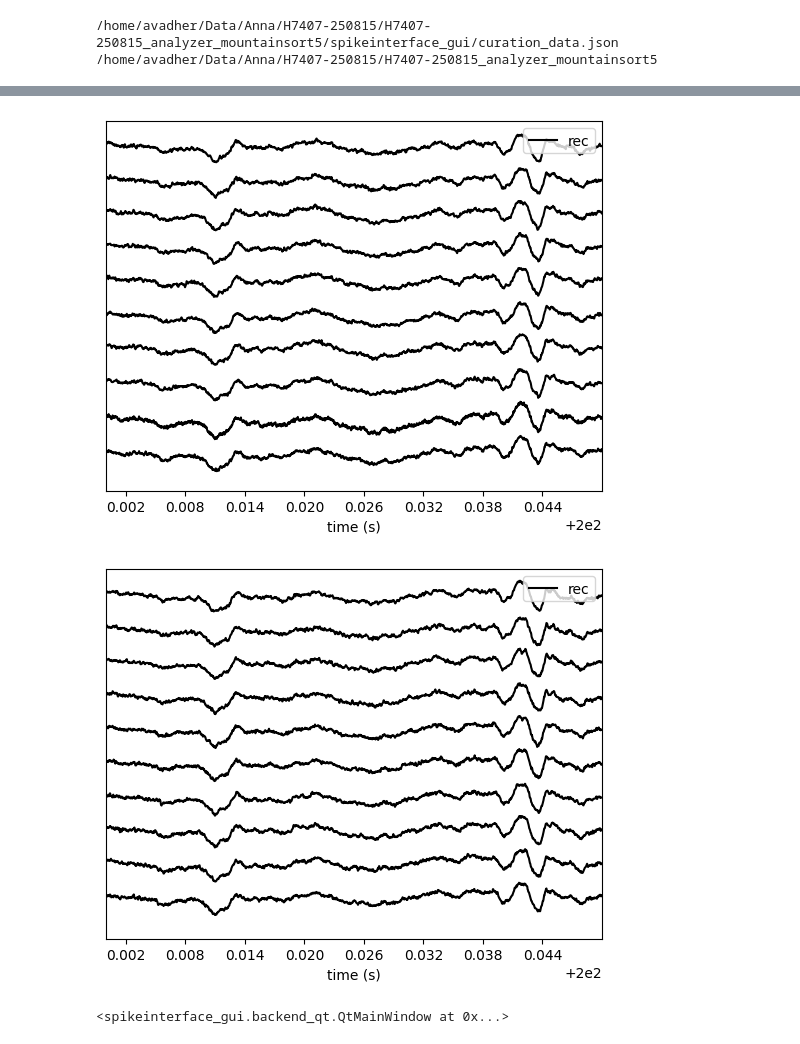
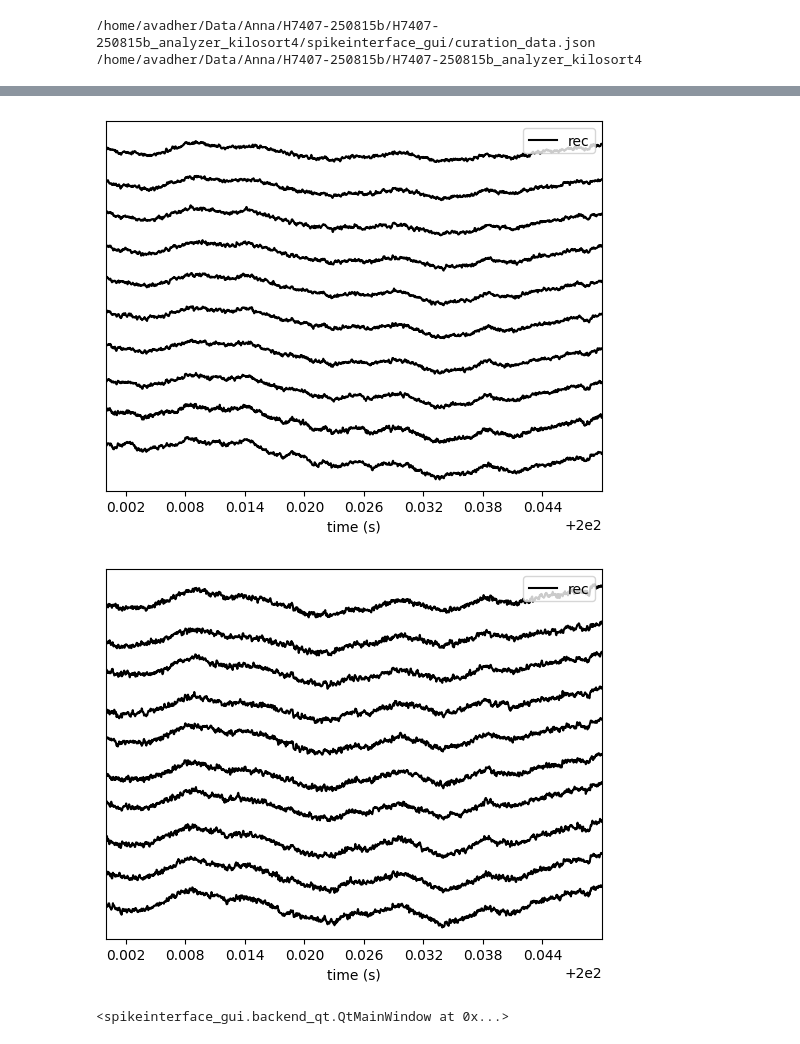
Before and after one commit to Wood-Dudchenko-lab/woodsort, a Jupyter notebook: pipelines_sorting/Pipeline_H7400.ipynb, the cells around one changed output, grey strips where cells are left out. Drawn from its saved outputs; the diff is of its cells as text; code cells hidden in the pictures.

```diff
--- a/pipelines_sorting/Pipeline_H7400.ipynb
+++ b/pipelines_sorting/Pipeline_H7400.ipynb
@@ -15,7 +15,7 @@ import warnings
 ### Parameters set manually ###
 
 # path to the recording folder (the folder containing the OpenEphys folder YYYY-MM-DD_hh-mm-ss)
-recfolder_path = '/home/avadher/Data/Anna/H7407-250815/'
+recfolder_path = '/home/avadher/Data/Anna/H7407-250815b/'
 
 # set parameters for probe
 shank_groups = [0, 1, 2, 3, 4, 5] # specify which groups in the xml file are shanks to be sorted (0-base)
@@ -23,7 +23,8 @@ custom_probe_path = 'probe_layouts/Buzsaki64sp.json'
 excluded_channels = ["CH17", "CH18", "CH19", "CH20"]
 
 # set parameters for spike sorting
-sorter = "mountainsort5"
+#sorter = "mountainsort5"
+sorter = "kilosort4"
 n_jobs = 12  # number of CPU cores to run everything on
 analyzer_metrics_path = 'params/default_analyzer_metrics.json' # list of metrics for Analyzer to compute
 
@@ -57,8 +58,8 @@ warnings.filterwarnings("ignore", category=UserWarning)
 warnings.filterwarnings("ignore", category=DeprecationWarning)
 warnings.filterwarnings("ignore", category=FutureWarning)
 # %% [output]
-/home/avadher/Data/Anna/H7407-250815/H7407-250815_analyzer_mountainsort5/spikeinterface_gui/curation_data.json
-/home/avadher/Data/Anna/H7407-250815/H7407-250815_analyzer_mountainsort5
+/home/avadher/Data/Anna/H7407-250815b/H7407-250815b_analyzer_kilosort4/spikeinterface_gui/curation_data.json
+/home/avadher/Data/Anna/H7407-250815b/H7407-250815b_analyzer_kilosort4
 # %%
 ### Spike sorting ###
 
@@ -71,6 +72,7 @@ recording = woodsort.preprocessing.process_openephys_with_neuroscope(
     session_path=recfolder_path,
     shank_groups=shank_groups,
     excluded_channels=excluded_channels,
+    remove_bad_channels=True,
     plot_probe=True,
     plot_range=[200, 200.05])
 
@@ -117,5 +110,5 @@ Creating sorting object
-[figure, old version]
+[figure, new version]
-[figure, old version]
+[figure, new version]
 # %%
 ### Manual curation ###
 
```
Also changed, not shown: parts of 2 cells of this notebook, 11 other files.
